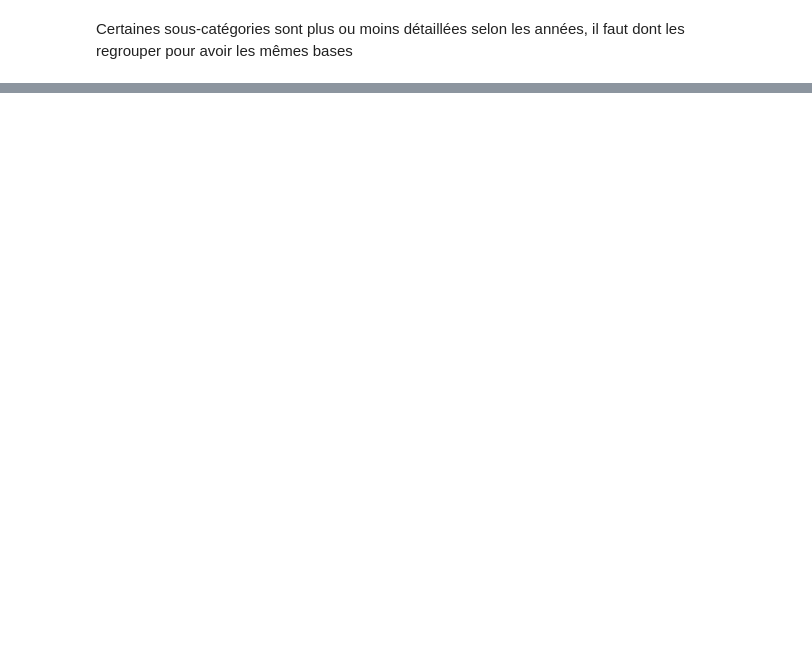
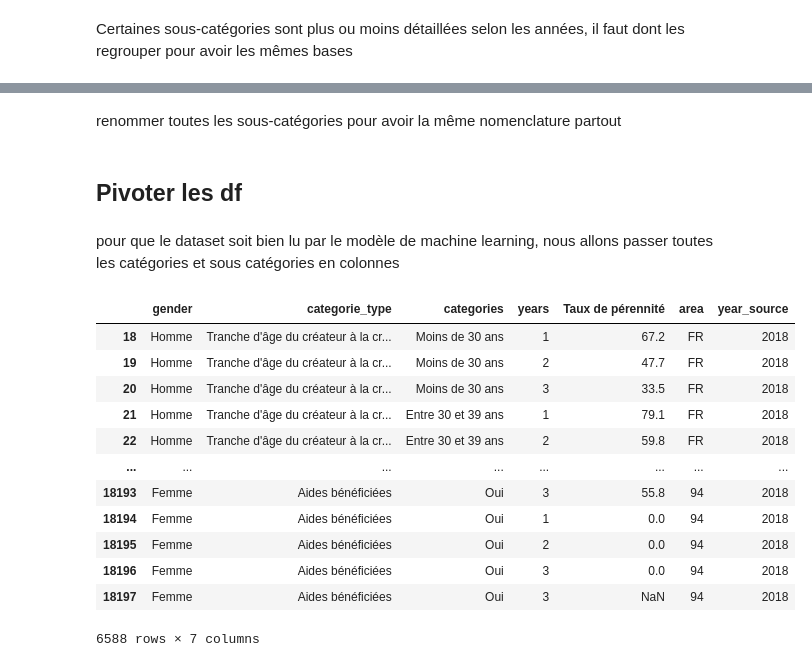
Before and after one commit to Gigique/Memoire_IA, a Jupyter notebook: notebooks/LoadAndCleanData.ipynb, the cells around one changed output, grey strips where cells are left out. Cells and saved outputs as stored; diff of their text form; code cells hidden in the pictures; blank space fills up the shorter version.

```diff
--- a/notebooks/LoadAndCleanData.ipynb
+++ b/notebooks/LoadAndCleanData.ipynb
@@ -296,7 +314,6 @@ rename_2018 = {
     "Secteur d’activité en 7 postes": "Secteur d'activité",
     "Principales raisons de choisir le régime de\nmicro-entrepreneur": "Motivations à la création",
     "Principales difficultés rencontrées pour mettre en\nplace le projet": "Principales difficultés rencontrées lors de la\ncréation",
-    "Taux de pérennité (%)" : "Taux de pérennité"
 }
 # %%
 df_2014["categorie_type"] = df_2014["categorie_type"].replace(rename_2014)
@@ -354,6 +337,7 @@ df_2018 = df_2018.drop(columns=["Borne inférieure du taux de pérennité","Born
 def nettoyage_df(df):
     # Supprimer les lignes où le genre est "Ensemble"
     df = df[df["gender"] != "Ensemble"]
+    df = df[df["categories"] != "Ensemble"]
 
     # Supprimer les lignes avec "4 ans" ou "5 ans" pour avoir uniquement les données sur 3 ans
     df = df[~df["years"].isin(["4 ans", "5 ans"])]
@@ -436,0 +474,2 @@ def regouper(df):
+# %% [markdown]
+renommer toutes les sous-catégories pour avoir la même nomenclature partout
@@ -436,0 +577,20 @@ def regouper(df):
+# %% [markdown]
+## Pivoter les df
+# %% [markdown]
+pour que le dataset soit bien lu par le modèle de machine learning, nous allons passer toutes les catégories et sous catégories en colonnes
+# %%
+df_2018
+# %% [output]
+|  | gender | categorie_type | categories | years | Taux de pérennité | area | year_source |
+| 18 | Homme | Tranche d'âge du créateur à la cr... | Moins de 30 ans | 1 | 67.2 | FR | 2018 |
+| 19 | Homme | Tranche d'âge du créateur à la cr... | Moins de 30 ans | 2 | 47.7 | FR | 2018 |
+| 20 | Homme | Tranche d'âge du créateur à la cr... | Moins de 30 ans | 3 | 33.5 | FR | 2018 |
+| 21 | Homme | Tranche d'âge du créateur à la cr... | Entre 30 et 39 ans | 1 | 79.1 | FR | 2018 |
+| 22 | Homme | Tranche d'âge du créateur à la cr... | Entre 30 et 39 ans | 2 | 59.8 | FR | 2018 |
+| ... | ... | ... | ... | ... | ... | ... | ... |
+| 18193 | Femme | Aides bénéficiées | Oui | 3 | 55.8 | 94 | 2018 |
+| 18194 | Femme | Aides bénéficiées | Oui | 1 | 0.0 | 94 | 2018 |
+| 18195 | Femme | Aides bénéficiées | Oui | 2 | 0.0 | 94 | 2018 |
+| 18196 | Femme | Aides bénéficiées | Oui | 3 | 0.0 | 94 | 2018 |
+| 18197 | Femme | Aides bénéficiées | Oui | 3 | NaN | 94 | 2018 |
+6588 rows × 7 columns
```
Also changed, not shown: parts of 37 cells of this notebook.
